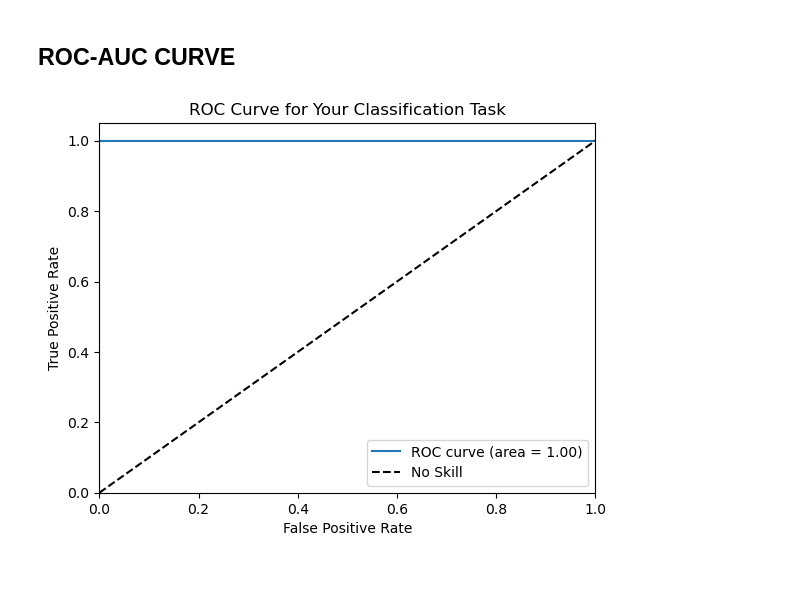
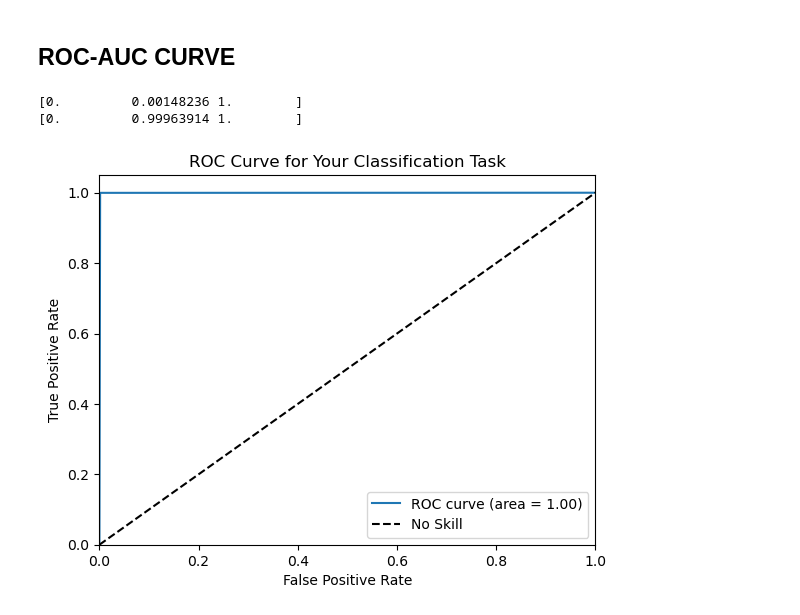
Before and after one commit to Faragas91/Masterarbeit, a Jupyter notebook: Scripts/SISSIz_analyse_with_SISSI.ipynb, the cells around one changed output. Saved outputs shown, nothing was run; the diff lists cells and outputs as text; code cells hidden in the pictures; blank space fills up the shorter version.

Commit message:
create confusion_matrix and Roc Curve

```diff
--- a/Scripts/SISSIz_analyse_with_SISSI.ipynb
+++ b/Scripts/SISSIz_analyse_with_SISSI.ipynb
@@ -402,0 +406,17 @@ plt.show()
+# %%
+threshold = 0
+X_sissiz_mono = df_sissiz_mono.drop(columns=["z-score calculated from 7. 8. and 9.", "File"])
+y_sissiz_mono = (df_sissiz_mono['z-score calculated from 7. 8. and 9.'] > threshold).astype(int)
+
+X_train, X_test, y_train, y_test = train_test_split(X_sissiz_mono, y_sissiz_mono, test_size=0.3, random_state=42)
+
+model = LogisticRegression()
+model.fit(X_train, y_train)
+y_pred_proba = model.predict_proba(X_test)[:, 1]
+y_pred = (y_pred_proba >= 0.5).astype(int)
+
+accuracy = accuracy_score(y_test, y_pred)
+class_report = classification_report(y_test, y_pred)
+
+print(accuracy)
+print(class_report)
@@ -405,39 +459,25 @@ plt.show()
 # %% [markdown]
 ## ROC-AUC CURVE
 # %%
-X_sissiz_mono = df_sissiz_mono[['Mean Pairwise Identity (MPI) of the input alignment',
-        'Average MPI of the sampled alignments.',
-        'Standard deviation of the MPIs of the sampled alignments',
-        'Structural Conservation Index (SCI)',
-        'GC-Content',
-        'RNAalifold consensus Minimum Free Energy (MFE) of the original alignment.',
-        'Average consensus MFE in the sampled alignments',
-        'Standard deviation of the consensus MFE in the sampled alignments',
-        ]]
+# Calculate ROC curve
+fpr, tpr, thresholds = roc_curve(y_test, y_pred)
 
-threshold = 0
-y_sissiz_mono = (df_sissiz_mono['z-score calculated from 7. 8. and 9.'] > threshold).astype(int)
-
-X_train, X_test, y_train, y_test = train_test_split(X_sissiz_mono, y_sissiz_mono, test_size=0.25, random_state=42)
-
-model = LogisticRegression()
-model.fit(X_train, y_train.values.ravel())
-y_pred_proba = model.predict_proba(X_test)[:, 1]
-
-# Calculate ROC curve
-fpr, tpr, thresholds = roc_curve(y_test, y_pred_proba)
+print(fpr)
+print(tpr)
 roc_auc = auc(fpr, tpr)
 
 # Plot the ROC curve
 plt.figure()
 plt.plot(fpr, tpr, label='ROC curve (area = %0.2f)' % roc_auc)
 plt.plot([0, 1], [0, 1], 'k--', label='No Skill')
 plt.xlim([0.0, 1.0])
 plt.ylim([0.0, 1.05])
 plt.xlabel('False Positive Rate')
 plt.ylabel('True Positive Rate')
-plt.title('ROC Curve for Your Classification Task')  # Titel anpassen
+plt.title('ROC Curve for Your Classification Task')
 plt.legend()
 plt.show()
 # %% [output]
+[0.         0.00148236 1.        ]
+[0.         0.99963914 1.        ]
-[figure, old version]
+[figure, new version]
```
Also changed, not shown: parts of 5 cells of this notebook.
